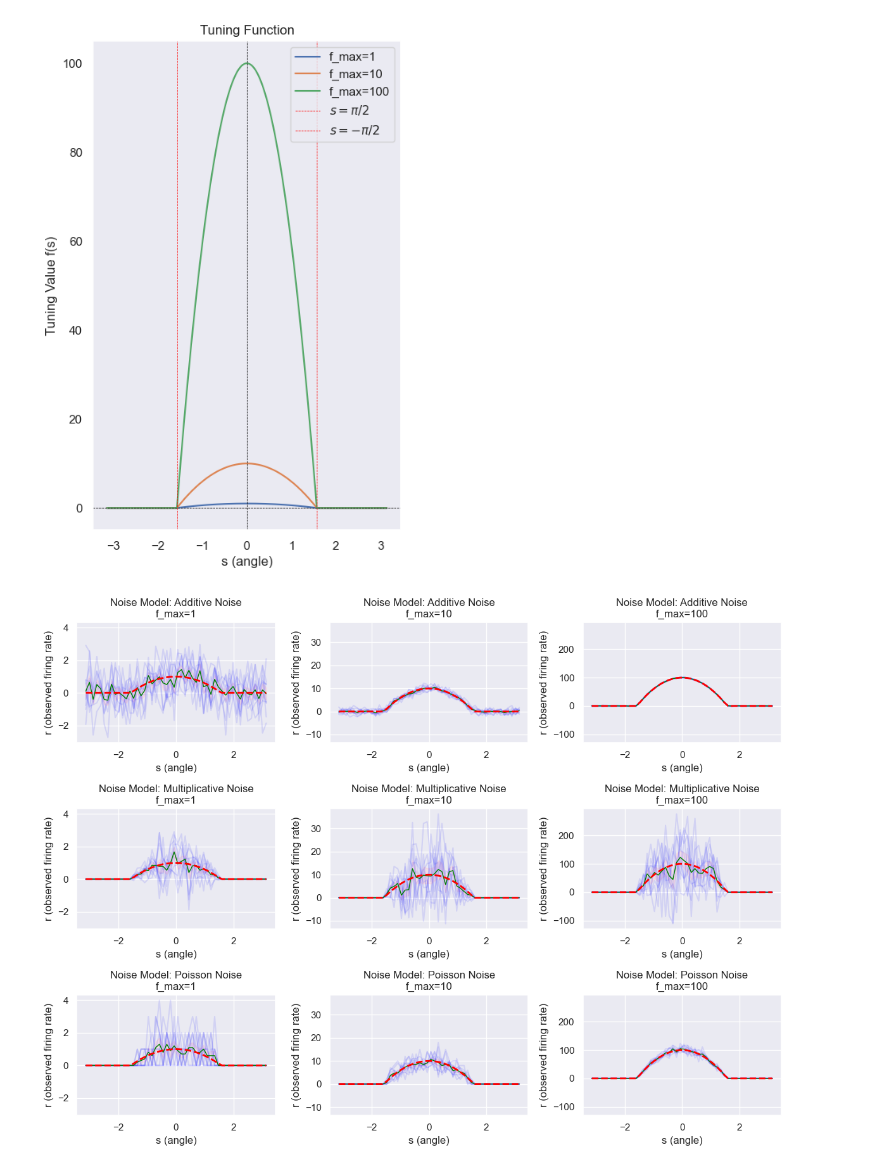
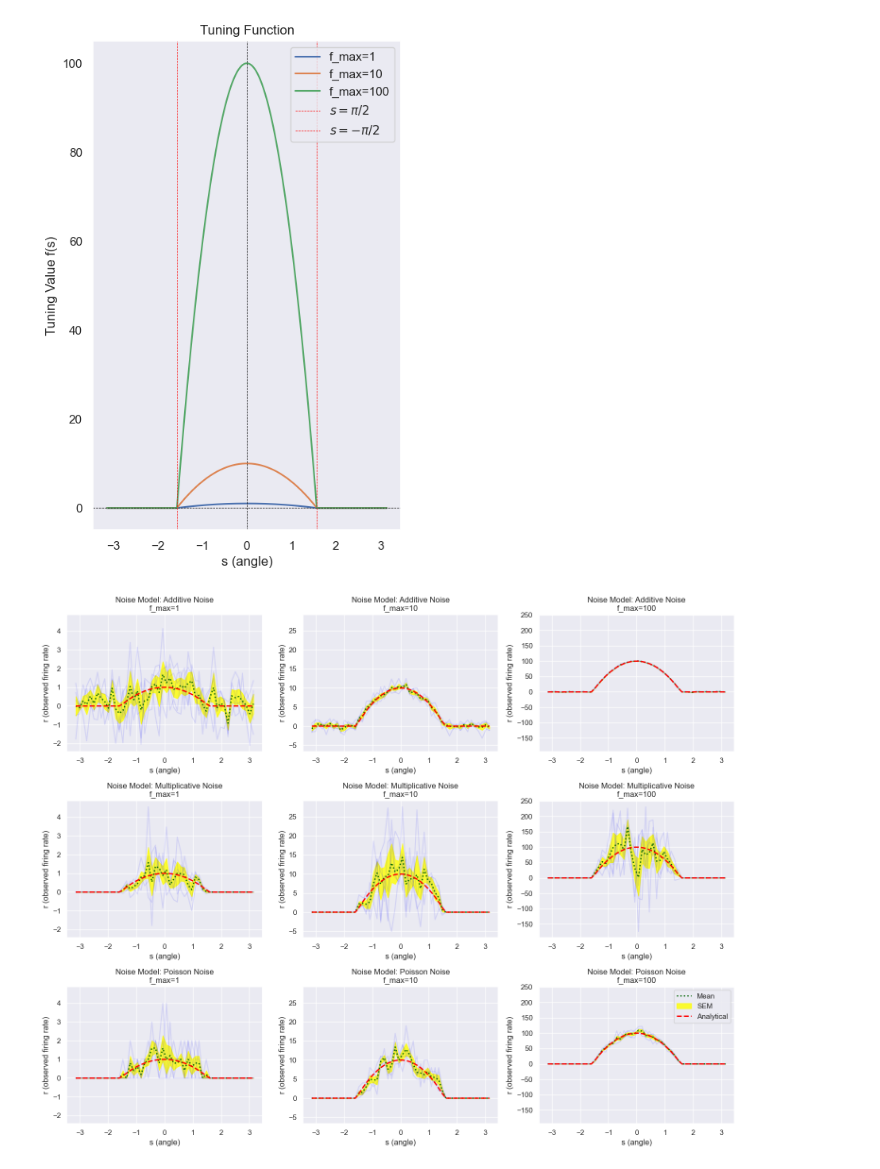
Before and after one commit to aakarsh/S25-Neural-Coding, a Jupyter notebook: homeworks/2025_Neural_coding_Homework3.ipynb, the cells around one changed output. Cells and saved outputs as stored; diff of their text form; code cells hidden in the pictures.

```diff
--- a/homeworks/2025_Neural_coding_Homework3.ipynb
+++ b/homeworks/2025_Neural_coding_Homework3.ipynb
@@ -170,8 +170,8 @@ def plot_samples(s_vals, noiseless_f, samples , title, ax=None):
     sample_sem = np.std(samples, axis=1, ddof=1) / np.sqrt(n_samples)
 
     # Plot mean ± SEM
-    ax.plot(s_vals, sample_mean, color='green', label='Mean', linewidth=1)
-    ax.fill_between(s_vals, sample_mean - sample_sem, sample_mean + sample_sem, color='pink', alpha=0.3, label='SEM')
+    ax.plot(s_vals, sample_mean, color='darkgreen', label='Mean', linewidth=2 , linestyle='dotted')
+    ax.fill_between(s_vals, sample_mean - sample_sem, sample_mean + sample_sem, color='yellow', alpha=0.8, label='SEM')
 
     ax.plot(s_vals, noiseless_f, color='red', linestyle='--', label='Analytical', linewidth=2)
 
@@ -182,26 +194,27 @@ def plot_samples(s_vals, noiseless_f, samples , title, ax=None):
 # %%
-def sample_additive_noise(f_vals, n_samples, s_vals):
+
+"""
+**(b)** Multiplicative normal noise
+$$p(r|f(s)) \sim N(\mu, \sigma^2)$$
+with $\mu=f(s)$, $\sigma=f(s)$.
+"""
+
+def sample_multiplicative_noise(f_vals, n_samples, s_vals):
     n_points = len(s_vals)
     #noiselesss_f = np.array([tuning_function(s, f_max) for s in s_vals])    # shape (51,)
     assert f_vals.shape == (n_points,)
-    # draw samples: shape (n_bins, n_samples) = (51, 10)
-    samples = scipy.stats.norm.rvs(loc=f_vals[:, None], scale=1, size=(n_points, n_samples))
+    samples = scipy.stats.norm.rvs(loc=f_vals[:, None], scale=f_vals[:, None], size=(n_points, n_samples))
     assert samples.shape == (n_points, n_samples)
     return samples
 # %%
-
 """
-**(b)** Multiplicative normal noise
-$$p(r|f(s)) \sim N(\mu, \sigma^2)$$
-with $\mu=f(s)$, $\sigma=f(s)$.
+**(c)** Poisson noise
+$$p(r|f(s)=\frac{f(s)^r}{r!} e^{-f(s)}$$
 """
-
-def sample_multiplicative_noise(f_vals, n_samples, s_vals):
+def sample_poisson_noise(f_vals, n_samples, s_vals):
     n_points = len(s_vals)
-    #noiselesss_f = np.array([tuning_function(s, f_max) for s in s_vals])    # shape (51,)
-    assert f_vals.shape == (n_points,)
-    # draw samples: shape (n_bins, n_samples) = (51, 10)
-    scale = f_vals[:, None]
-    samples = scipy.stats.norm.rvs(loc=f_vals[:, None], scale=scale, size=(n_points, n_samples))
+    # Poisson draws: one call for the whole (n_points, n_samples) array
+    samples = scipy.stats.poisson.rvs(mu=f_vals[:, None],  # broadcast over samples
+                             size=(n_points, n_samples))
     assert samples.shape == (n_points, n_samples)
     return samples
@@ -257,34 +250,36 @@ sampling_functions = [{
 {
     "sampling_function": sample_multiplicative_noise,
     "title": "Multiplicative Noise"
 },
 {
     "sampling_function": sample_poisson_noise,
     "title": "Poisson Noise"
 },
 #{ "sampling_function": sample_negative_binomial, "title": "Negative Binomial" }
 ]
 
 n_points=50
-n_samples=10
+n_samples=5
 
 grid_points = np.linspace(-np.pi, np.pi, n_points)
 f_max_params = [1, 10, 100  ]
+num_fs = len(f_max_params)
+
 fig, ax = plt.subplots(len(sampling_functions), len(f_max_params),
-                            figsize=(4 * len(f_max_params), 3 * len(sampling_functions)),
+                            figsize=(5 * len(f_max_params), 4 * len(sampling_functions)),
                             sharey="col")
 
 for idx, item in enumerate(sampling_functions):
     sampling_func = item["sampling_function"]
     base_title = item["title"]
-    num_fs = len(f_max_params)
     ax_row = ax[idx]
     for ax_i, f_max in zip(np.atleast_1d(ax_row), f_max_params):
         firing_rate = np.array([tuning_function(s, f_max) for s in grid_points])
         noisy_firing_rate = sampling_func(firing_rate, n_samples, grid_points)
         plot_samples(grid_points, firing_rate, noisy_firing_rate,
                      f"{base_title}\nf_max={f_max}", ax_i)
+plt.legend()
 fig.tight_layout()
 plt.show()
 # %% [output]
-[figure, old version]
+[figure, new version]
```
Also changed, not shown: parts of 3 cells of this notebook.
